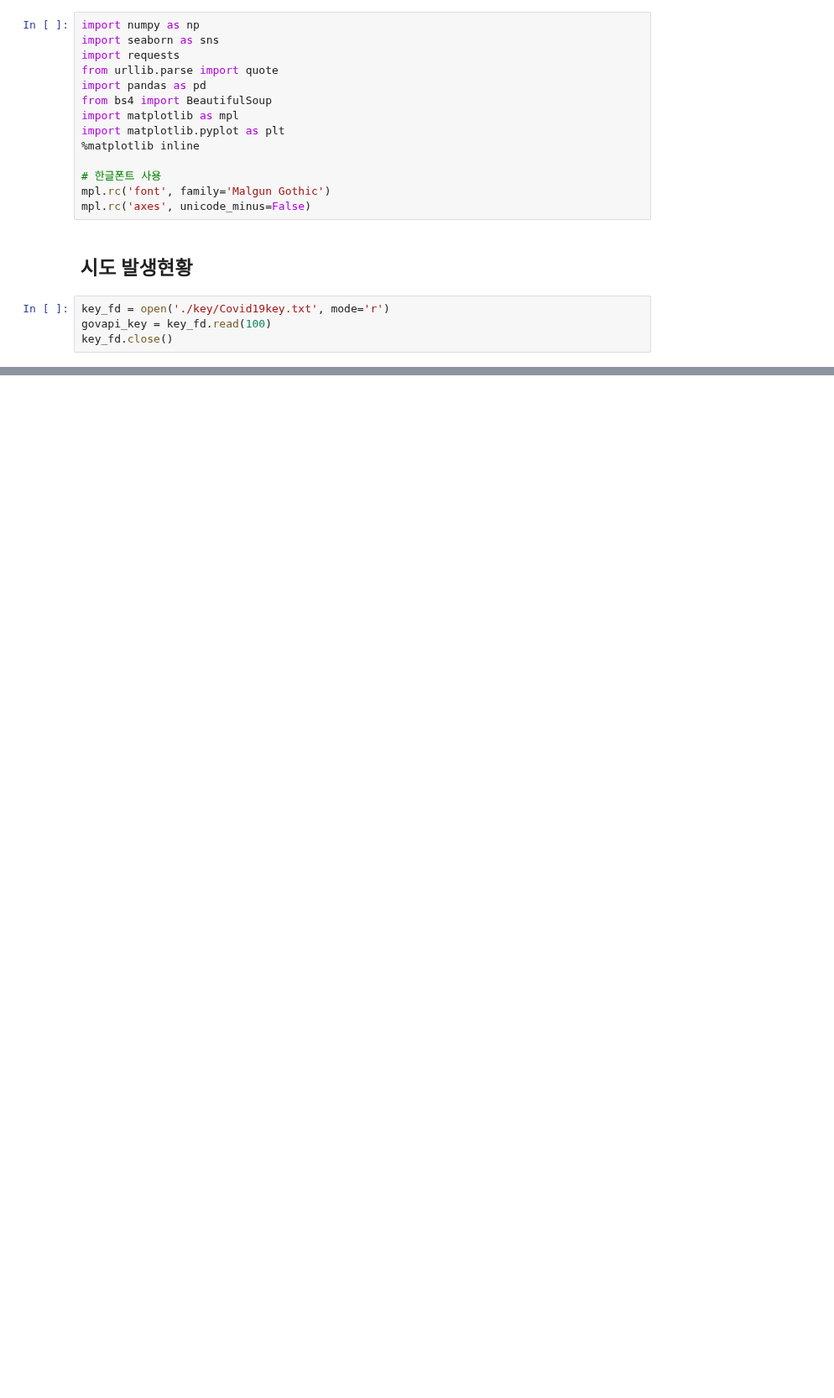
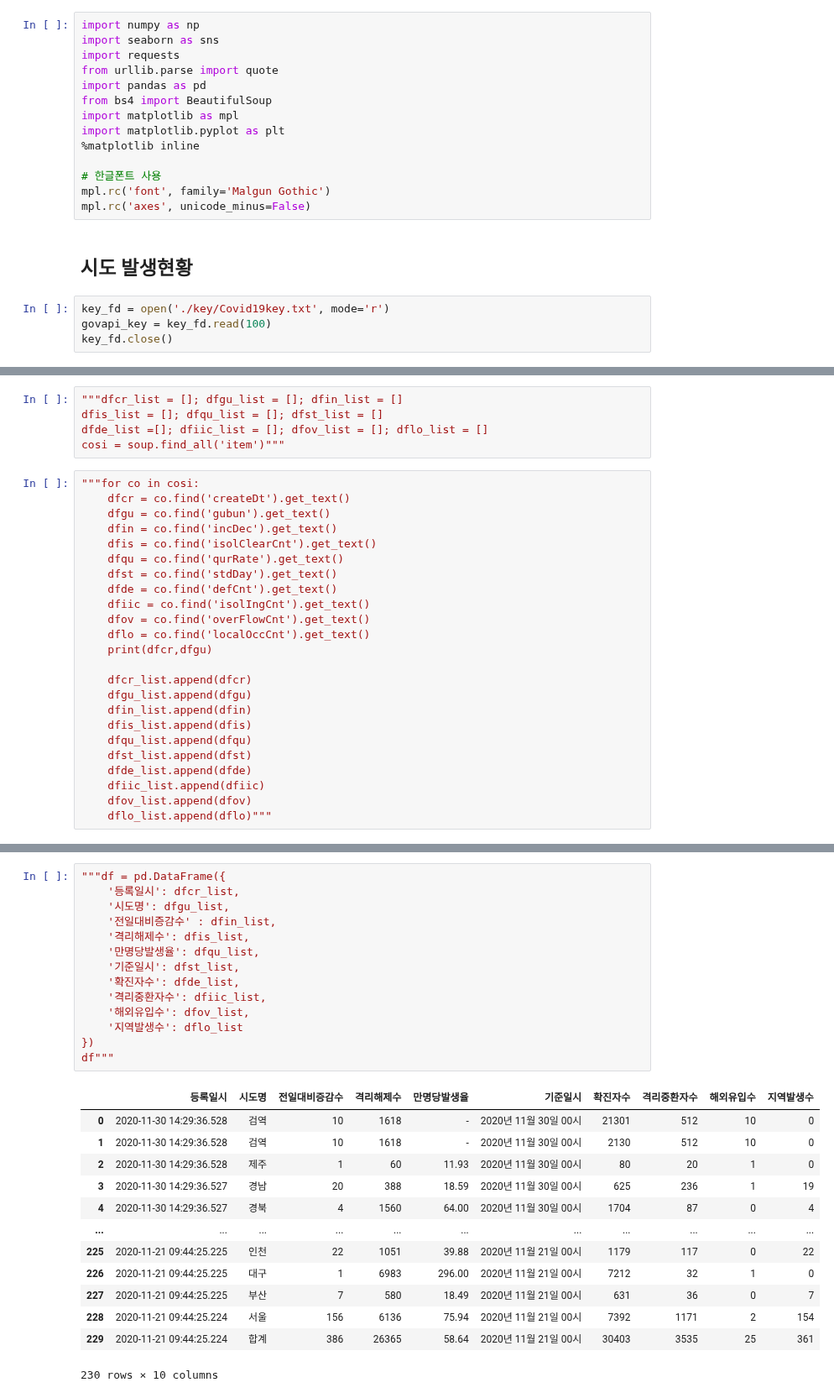
Before and after one commit to leele91/Data-Analysis-2020, a Jupyter notebook: 07.seoul/07.코로나.ipynb, the cells around one changed output, grey strips where cells are left out. Shown at 84% size. Saved outputs shown, nothing was run; the diff lists cells and outputs as text; blank space fills up the shorter version.

```diff
--- a/07.seoul/07.코로나.ipynb
+++ b/07.seoul/07.코로나.ipynb
@@ -46,0 +90,29 @@ soup.find('resultMsg').string
+# %%
+"""dfcr_list = []; dfgu_list = []; dfin_list = []
+dfis_list = []; dfqu_list = []; dfst_list = []
+dfde_list =[]; dfiic_list = []; dfov_list = []; dflo_list = []
+cosi = soup.find_all('item')"""
+# %%
+"""for co in cosi:
+    dfcr = co.find('createDt').get_text()
+    dfgu = co.find('gubun').get_text()
+    dfin = co.find('incDec').get_text()
+    dfis = co.find('isolClearCnt').get_text()
+    dfqu = co.find('qurRate').get_text()
+    dfst = co.find('stdDay').get_text()
+    dfde = co.find('defCnt').get_text()
+    dfiic = co.find('isolIngCnt').get_text()
+    dfov = co.find('overFlowCnt').get_text()
+    dflo = co.find('localOccCnt').get_text()
+    print(dfcr,dfgu)
+
+    dfcr_list.append(dfcr)
+    dfgu_list.append(dfgu)
+    dfin_list.append(dfin)
+    dfis_list.append(dfis)
+    dfqu_list.append(dfqu)
+    dfst_list.append(dfst)
+    dfde_list.append(dfde)
+    dfiic_list.append(dfiic)
+    dfov_list.append(dfov)
+    dflo_list.append(dflo)"""
@@ -46,0 +137,28 @@ soup.find('resultMsg').string
+# %%
+"""df = pd.DataFrame({
+    '등록일시': dfcr_list,
+    '시도명': dfgu_list,
+    '전일대비증감수' : dfin_list,
+    '격리해제수': dfis_list,
+    '만명당발생율': dfqu_list,
+    '기준일시': dfst_list,
+    '확진자수': dfde_list,
+    '격리중환자수': dfiic_list,
+    '해외유입수': dfov_list,
+    '지역발생수': dflo_list
+})
+df"""
+# %% [output]
+|  | 등록일시 | 시도명 | 전일대비증감수 | 격리해제수 | 만명당발생율 | 기준일시 | 확진자수 | 격리중환자수 | 해외유입수 | 지역발생수 |
+| 0 | 2020-11-30 14:29:36.528 | 검역 | 10 | 1618 | - | 2020년 11월 30일 00시 | 21301 | 512 | 10 | 0 |
+| 1 | 2020-11-30 14:29:36.528 | 검역 | 10 | 1618 | - | 2020년 11월 30일 00시 | 2130 | 512 | 10 | 0 |
+| 2 | 2020-11-30 14:29:36.528 | 제주 | 1 | 60 | 11.93 | 2020년 11월 30일 00시 | 80 | 20 | 1 | 0 |
+| 3 | 2020-11-30 14:29:36.527 | 경남 | 20 | 388 | 18.59 | 2020년 11월 30일 00시 | 625 | 236 | 1 | 19 |
+| 4 | 2020-11-30 14:29:36.527 | 경북 | 4 | 1560 | 64.00 | 2020년 11월 30일 00시 | 1704 | 87 | 0 | 4 |
+| ... | ... | ... | ... | ... | ... | ... | ... | ... | ... | ... |
+| 225 | 2020-11-21 09:44:25.225 | 인천 | 22 | 1051 | 39.88 | 2020년 11월 21일 00시 | 1179 | 117 | 0 | 22 |
+| 226 | 2020-11-21 09:44:25.225 | 대구 | 1 | 6983 | 296.00 | 2020년 11월 21일 00시 | 7212 | 32 | 1 | 0 |
+| 227 | 2020-11-21 09:44:25.225 | 부산 | 7 | 580 | 18.49 | 2020년 11월 21일 00시 | 631 | 36 | 0 | 7 |
+| 228 | 2020-11-21 09:44:25.224 | 서울 | 156 | 6136 | 75.94 | 2020년 11월 21일 00시 | 7392 | 1171 | 2 | 154 |
+| 229 | 2020-11-21 09:44:25.224 | 합계 | 386 | 26365 | 58.64 | 2020년 11월 21일 00시 | 30403 | 3535 | 25 | 361 |
+230 rows × 10 columns
```
Also changed, not shown: parts of 28 cells of this notebook.
